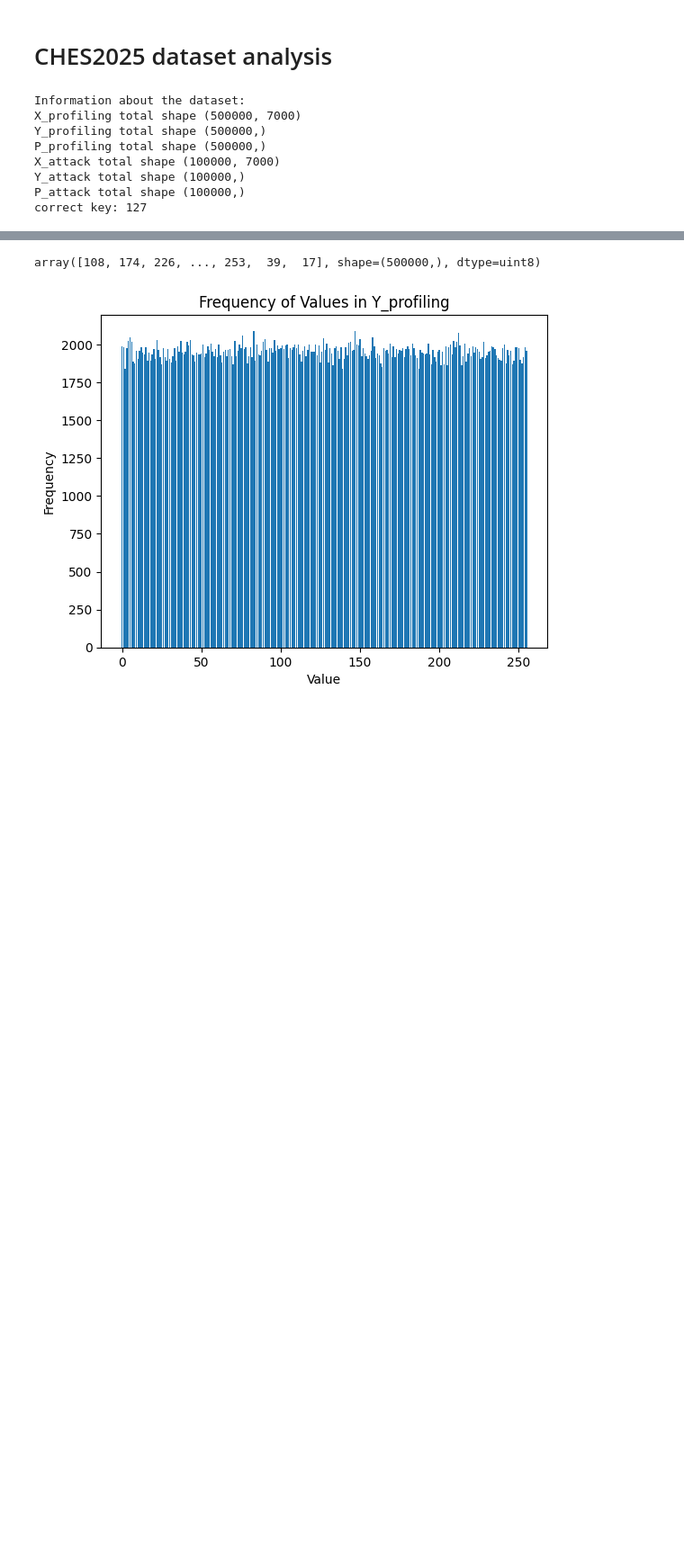
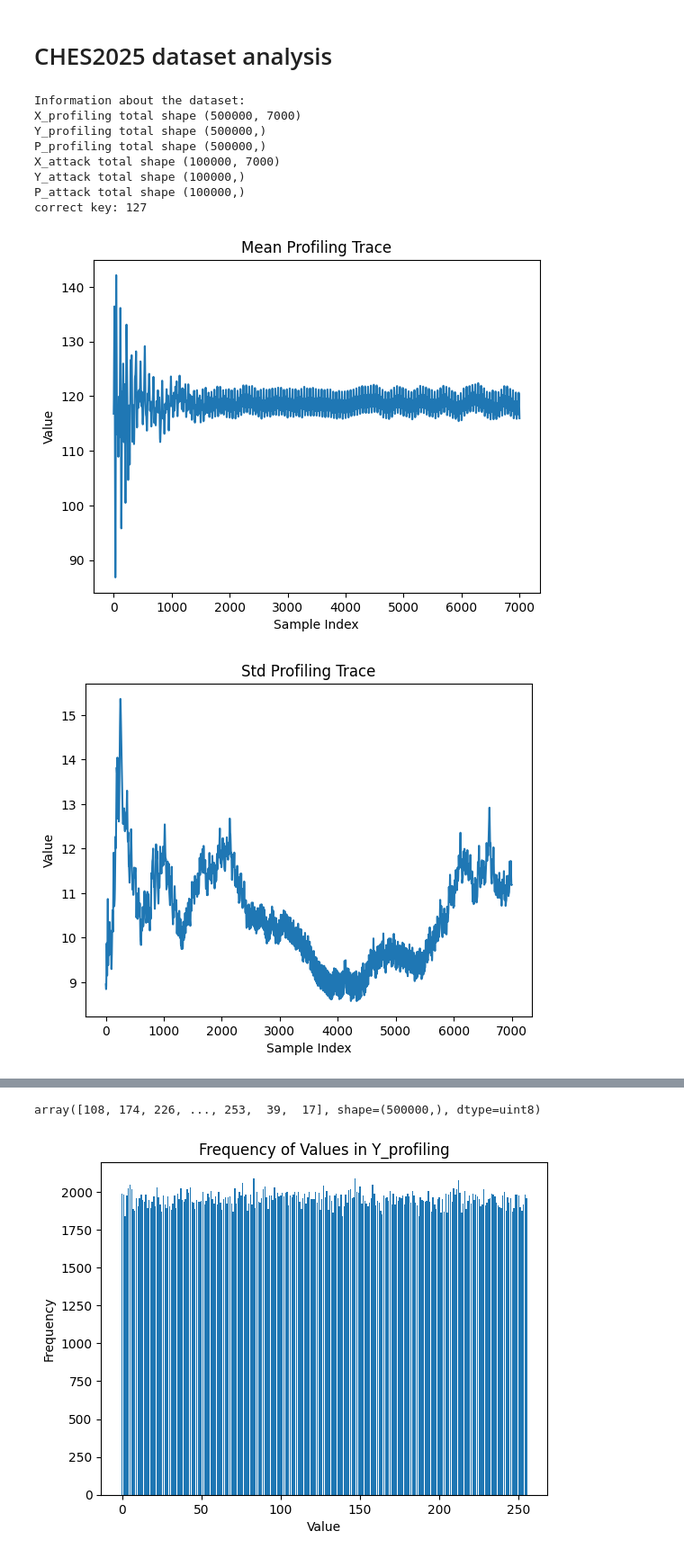
Before and after one commit to LucianoXu/CHES2025-Challenge, a Jupyter notebook: dataset_analysis.ipynb, the cells around one changed output, grey strips where cells are left out. Shown at 90% size. Saved outputs shown, nothing was run; the diff lists cells and outputs as text; code cells hidden in the pictures; blank space fills up the shorter version.

```diff
--- a/dataset_analysis.ipynb
+++ b/dataset_analysis.ipynb
@@ -14,3 +14,32 @@ X_attack total shape (100000, 7000)
 Y_attack total shape (100000,)
 P_attack total shape (100000,)
 correct key: 127
+# %%
+# define the function to plot traces
+def plot_trace(trace, title='Trace', xlabel='Sample Index', ylabel='Value'):
+    import matplotlib.pyplot as plt
+    plt.plot(trace)
+    plt.xlabel(xlabel)
+    plt.ylabel(ylabel)
+    plt.title(title)
+    plt.show()
+# %%
+# calculate the mean and std for traces
+import torch
+X_profiling_tensor = torch.from_numpy(X_profiling).float().to('cuda')
+X_attack_tensor = torch.from_numpy(X_attack).float().to('cuda')
+
+mean_profiling = X_profiling_tensor.mean(dim=0, keepdim=False).cpu().numpy()
+std_profiling = X_profiling_tensor.std(dim=0, keepdim=False, unbiased=False).cpu().numpy()
+
+mean_attack = X_attack_tensor.mean(dim=0, keepdim=False).cpu().numpy()
+std_attack = X_attack_tensor.std(dim=0, keepdim=False, unbiased=False).cpu().numpy()
+
+# plot the four traces
+plot_trace(mean_profiling, title='Mean Profiling Trace')
+plot_trace(std_profiling, title='Std Profiling Trace')
+plot_trace(mean_attack, title='Mean Attack Trace')
+plot_trace(std_attack, title='Std Attack Trace')
+# %% [output]
+[figure, added]
+[figure, added]
```
Also changed, not shown: parts of 27 cells of this notebook, 5 other files.
